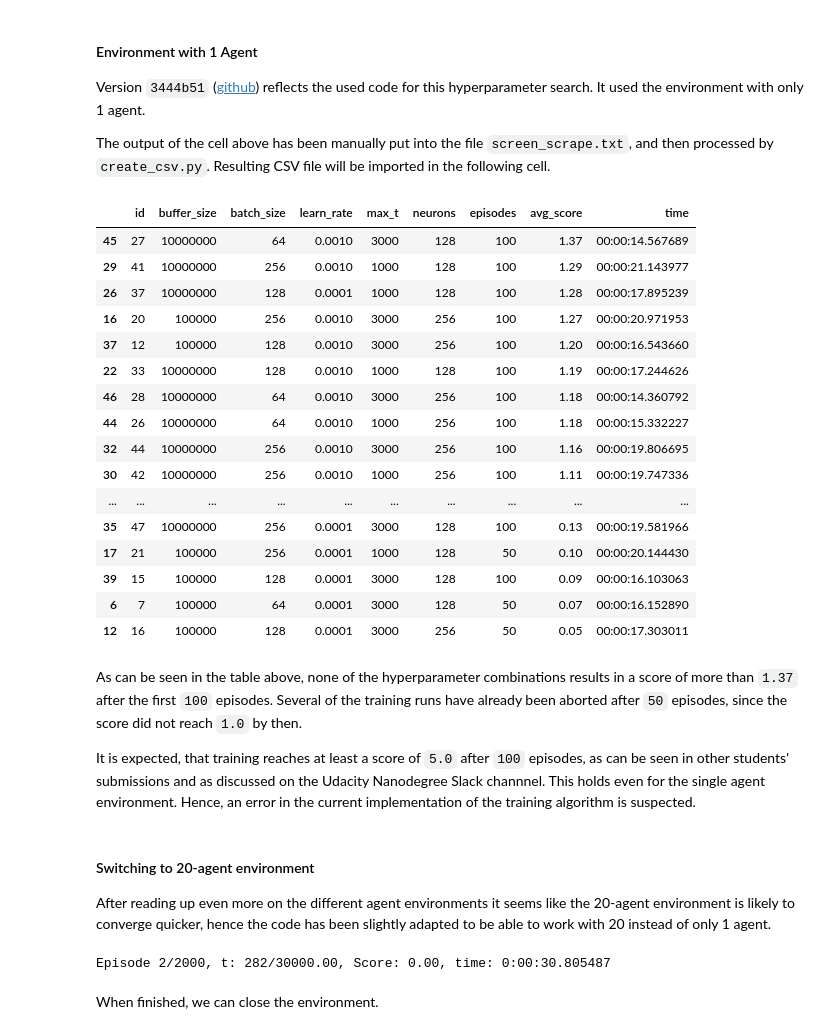
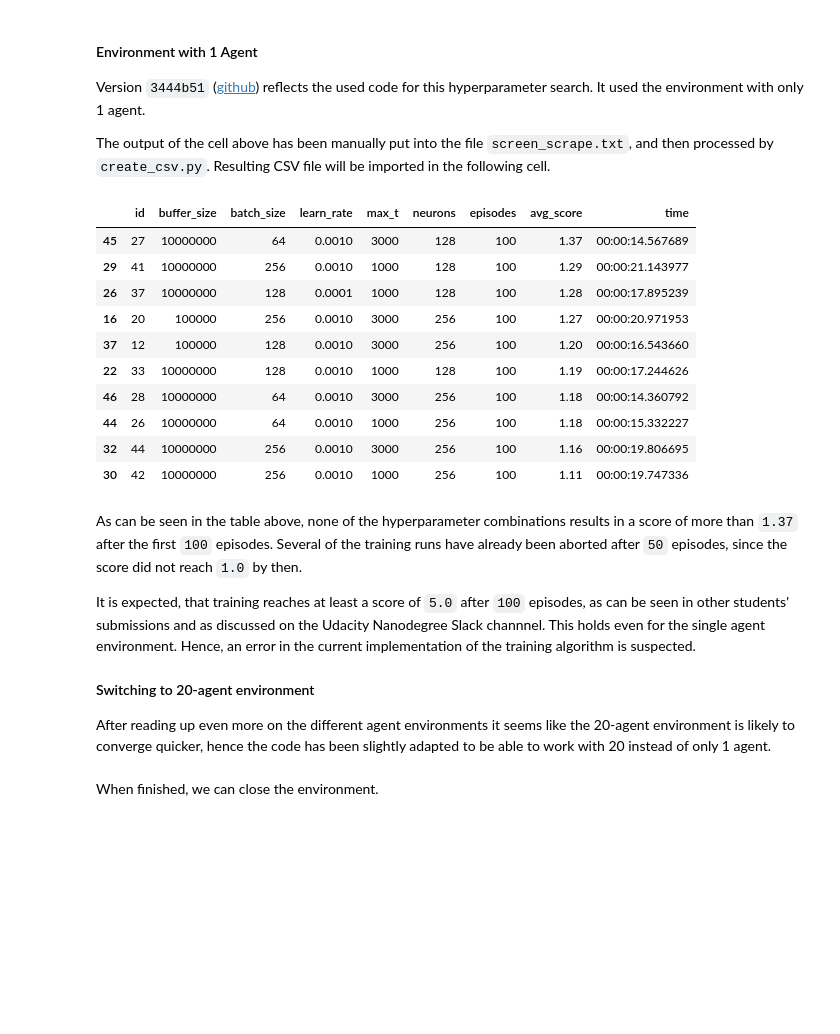
Before and after one commit to toebgen/deep-reinforcement-learning, a Jupyter notebook: p2_continuous-control/Continuous_Control.ipynb, the cells around one changed output. Drawn from its saved outputs; the diff is of its cells as text; code cells hidden in the pictures; blank space fills up the shorter version.

```diff
--- a/p2_continuous-control/Continuous_Control.ipynb
+++ b/p2_continuous-control/Continuous_Control.ipynb
@@ -405,26 +469,20 @@ Resulting CSV file will be imported in the following cell.
 # %%
 import pandas as pd
 grid_search = pd.read_csv("grid_search.csv")
 grid_search['time'] = pd.to_datetime(grid_search['time']).dt.time
-grid_search.sort_values(by='avg_score', ascending=False)
+grid_search.sort_values(by='avg_score', ascending=False).head(10)
 # %% [output]
 |  | id | buffer_size | batch_size | learn_rate | max_t | neurons | episodes | avg_score | time |
 | 45 | 27 | 10000000 | 64 | 0.0010 | 3000 | 128 | 100 | 1.37 | 00:00:14.567689 |
 | 29 | 41 | 10000000 | 256 | 0.0010 | 1000 | 128 | 100 | 1.29 | 00:00:21.143977 |
 | 26 | 37 | 10000000 | 128 | 0.0001 | 1000 | 128 | 100 | 1.28 | 00:00:17.895239 |
 | 16 | 20 | 100000 | 256 | 0.0010 | 3000 | 256 | 100 | 1.27 | 00:00:20.971953 |
 | 37 | 12 | 100000 | 128 | 0.0010 | 3000 | 256 | 100 | 1.20 | 00:00:16.543660 |
 | 22 | 33 | 10000000 | 128 | 0.0010 | 1000 | 128 | 100 | 1.19 | 00:00:17.244626 |
 | 46 | 28 | 10000000 | 64 | 0.0010 | 3000 | 256 | 100 | 1.18 | 00:00:14.360792 |
 | 44 | 26 | 10000000 | 64 | 0.0010 | 1000 | 256 | 100 | 1.18 | 00:00:15.332227 |
 | 32 | 44 | 10000000 | 256 | 0.0010 | 3000 | 256 | 100 | 1.16 | 00:00:19.806695 |
 | 30 | 42 | 10000000 | 256 | 0.0010 | 1000 | 256 | 100 | 1.11 | 00:00:19.747336 |
-| ... | ... | ... | ... | ... | ... | ... | ... | ... | ... |
-| 35 | 47 | 10000000 | 256 | 0.0001 | 3000 | 128 | 100 | 0.13 | 00:00:19.581966 |
-| 17 | 21 | 100000 | 256 | 0.0001 | 1000 | 128 | 50 | 0.10 | 00:00:20.144430 |
-| 39 | 15 | 100000 | 128 | 0.0001 | 3000 | 128 | 100 | 0.09 | 00:00:16.103063 |
-| 6 | 7 | 100000 | 64 | 0.0001 | 3000 | 128 | 50 | 0.07 | 00:00:16.152890 |
-| 12 | 16 | 100000 | 128 | 0.0001 | 3000 | 256 | 50 | 0.05 | 00:00:17.303011 |
 # %% [markdown]
 As can be seen in the table above, none of the hyperparameter combinations results in a score of more than `1.37` after the first `100` episodes.
 Several of the training runs have already been aborted after `50` episodes, since the score did not reach `1.0` by then.
@@ -432,7 +490,7 @@ Several of the training runs have already been aborted after `50` episodes, sinc
 It is expected, that training reaches at least a score of `5.0` after `100` episodes, as can be seen in other students' submissions and as discussed on the Udacity Nanodegree Slack channnel.
 This holds even for the single agent environment.
 Hence, an error in the current implementation of the training algorithm is suspected.
+
+#### Switching to 20-agent environment
+
+After reading up even more on the different agent environments it seems like the 20-agent environment is likely to converge quicker, hence the code has been slightly adapted to be able to work with 20 instead of only 1 agent.
-# %% [markdown]
-#### Switching to 20-agent environment
-
-After reading up even more on the different agent environments it seems like the 20-agent environment is likely to converge quicker, hence the code has been slightly adapted to be able to work with 20 instead of only 1 agent.
@@ -461,20 +496,0 @@ After reading up even more on the different agent environments it seems like the
-# %%
-# Initialize agent
-agent = Agent(state_size,
-              action_size,
-              n_agents,
-              buffer_size=int(1e7),
-              batch_size=256,
-              gamma=.99,
-              tau=1e-3,
-              lr_actor=1e-4,
-              lr_critic=1e-3,
-              weight_decay=0.0,
-              neurons=128,
-              random_seed=2)
-
-# Run training
-scores, average_score, t_episode = ddpg(env, brain_name, agent, n_agents,
-                                        n_episodes=2000, t_max=3000)
-# %% [output]
-Episode 2/2000, t: 282/30000.00, Score: 0.00, time: 0:00:30.805487
```
Also changed, not shown: parts of 19 cells of this notebook, 6 other files.
